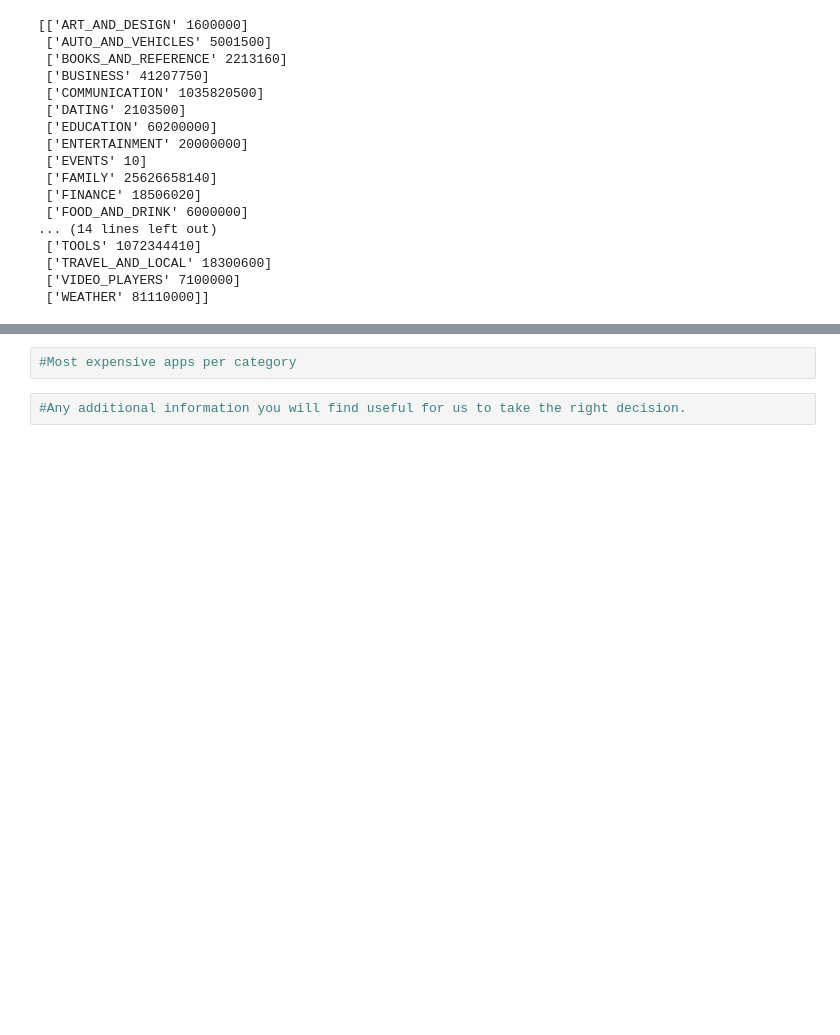
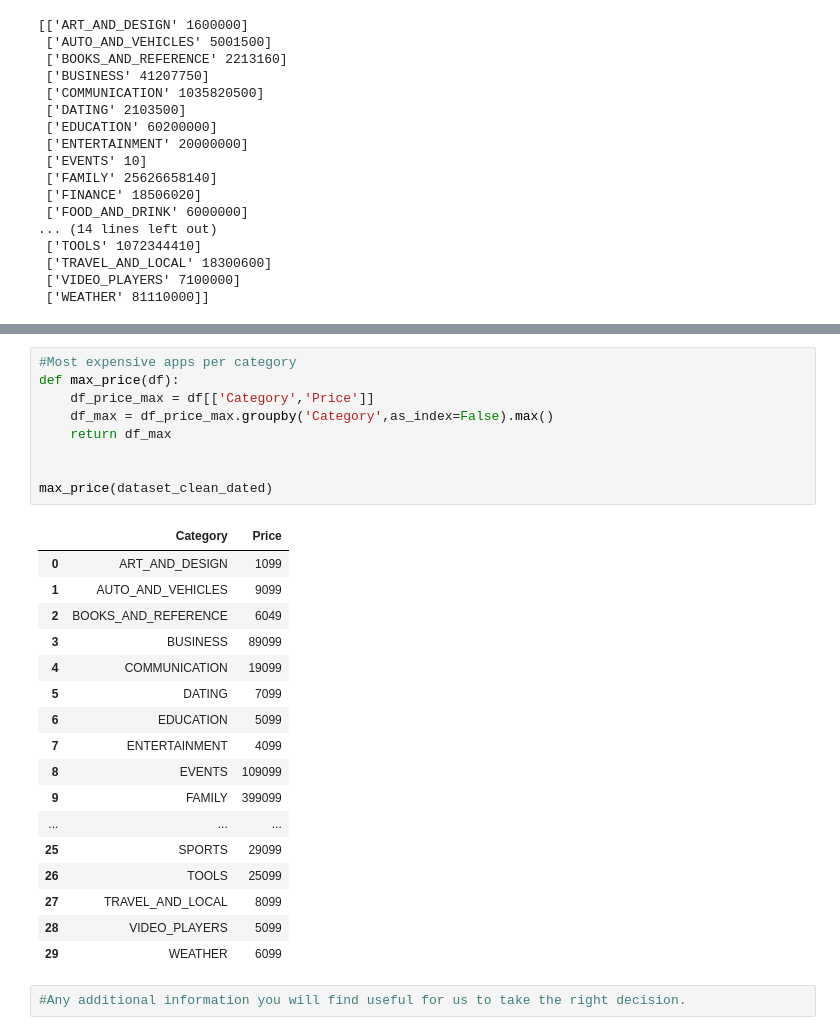
Before and after one commit to Rodauv/google_playstore_stats, a Jupyter notebook: my_mobapp_studio.ipynb, the cells around one changed output, grey strips where cells are left out. Cells and saved outputs as stored; diff of their text form; blank space fills up the shorter version.

```diff
--- a/my_mobapp_studio.ipynb
+++ b/my_mobapp_studio.ipynb
@@ -402,4 +413,29 @@ mark_size(dataset_clean_dated)
-# %%
-#Most expensive apps per category
+# %%
+#Most expensive apps per category
+def max_price(df):
+    df_price_max = df[['Category','Price']]
+    df_max = df_price_max.groupby('Category',as_index=False).max()
+    return df_max
+
+
+max_price(dataset_clean_dated)
+# %% [output]
+|  | Category | Price |
+| 0 | ART_AND_DESIGN | 1099 |
+| 1 | AUTO_AND_VEHICLES | 9099 |
+| 2 | BOOKS_AND_REFERENCE | 6049 |
+| 3 | BUSINESS | 89099 |
+| 4 | COMMUNICATION | 19099 |
+| 5 | DATING | 7099 |
+| 6 | EDUCATION | 5099 |
+| 7 | ENTERTAINMENT | 4099 |
+| 8 | EVENTS | 109099 |
+| 9 | FAMILY | 399099 |
+| ... | ... | ... |
+| 25 | SPORTS | 29099 |
+| 26 | TOOLS | 25099 |
+| 27 | TRAVEL_AND_LOCAL | 8099 |
+| 28 | VIDEO_PLAYERS | 5099 |
+| 29 | WEATHER | 6099 |
 # %%
 #Any additional information you will find useful for us to take the right decision.
```
Also changed, not shown: parts of 2 cells of this notebook.
